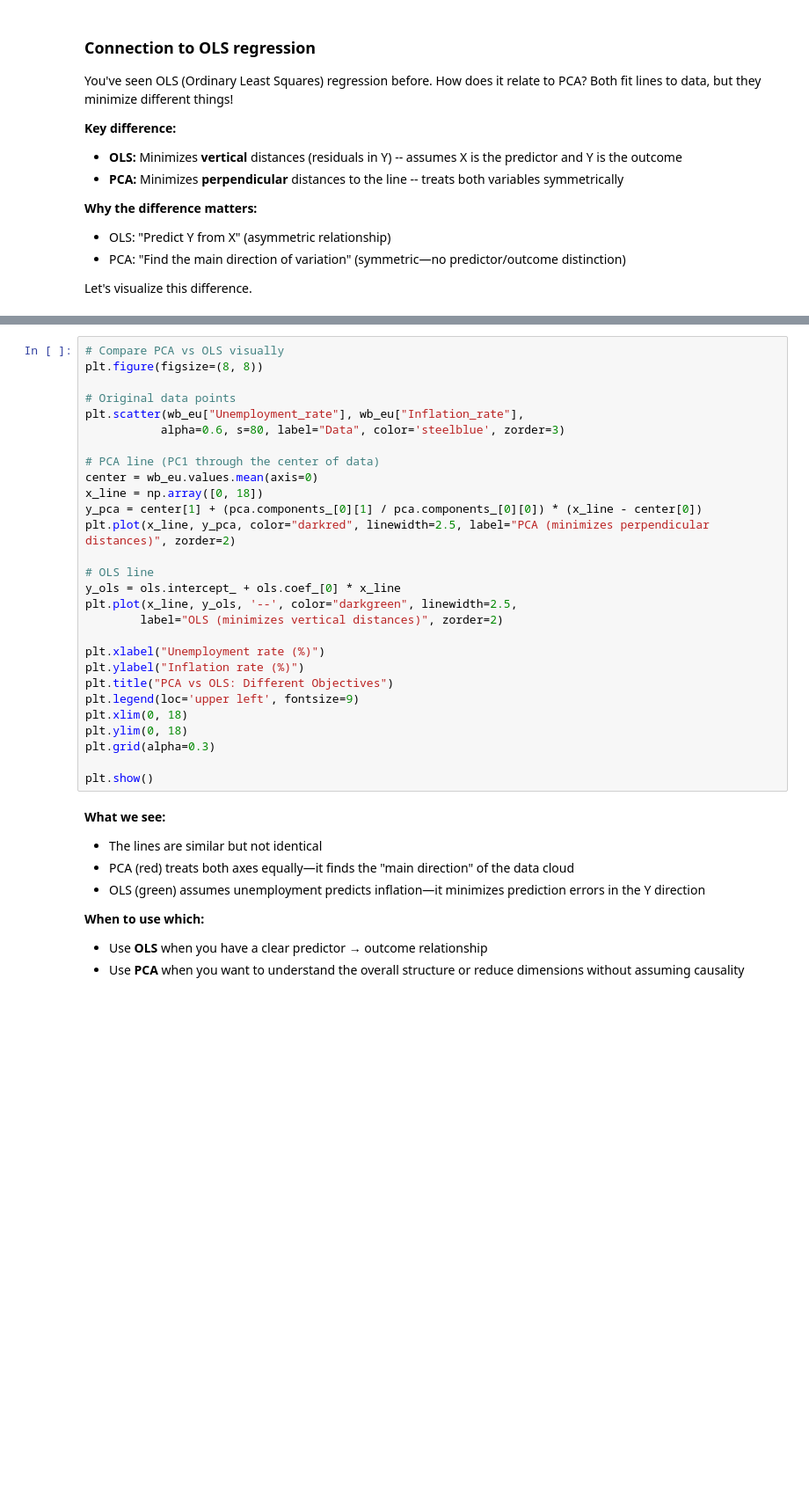
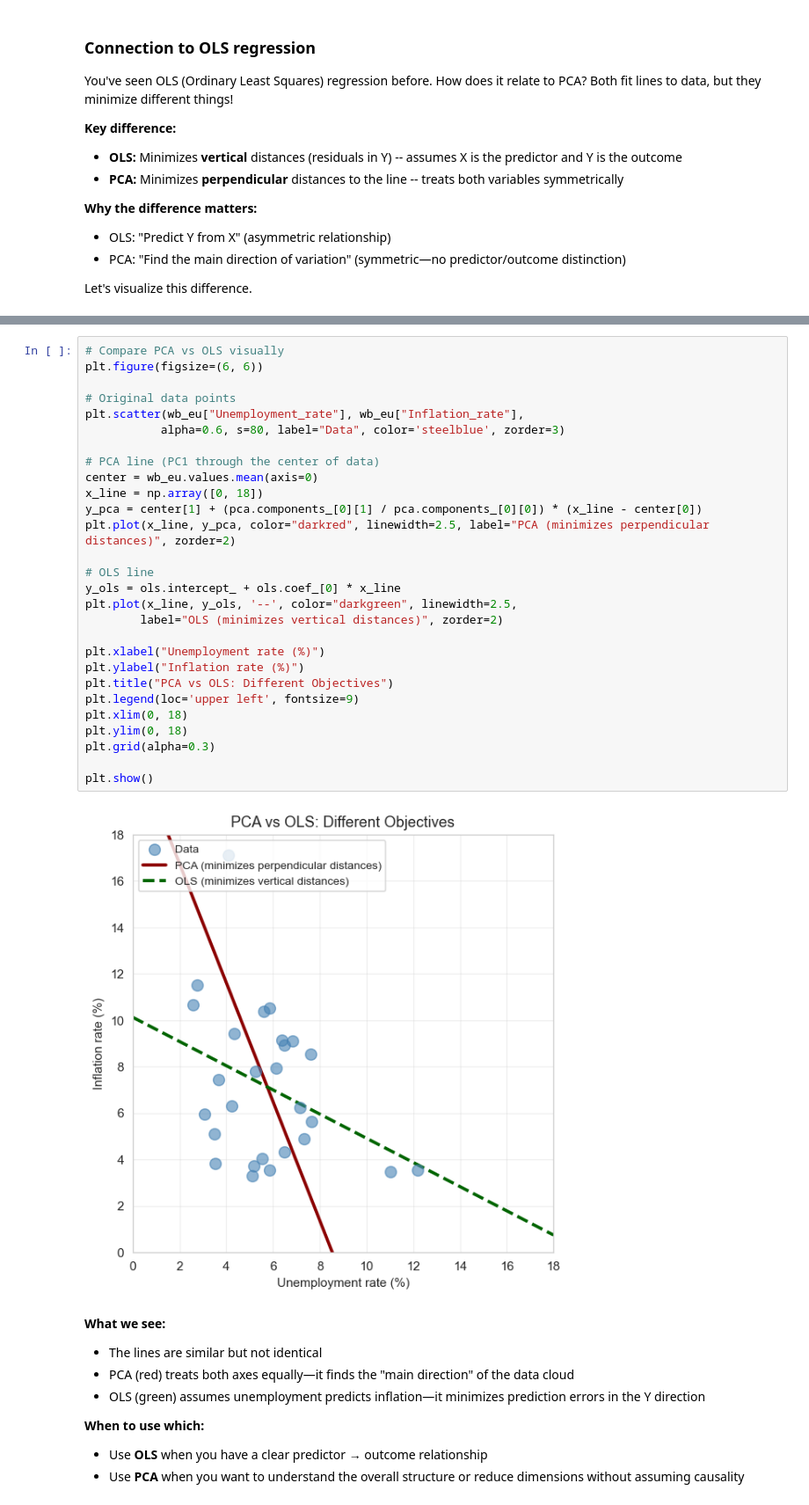
Before and after one commit to balintdecsi/ceu-ml, a Jupyter notebook: notebooks/class2_pca.ipynb, the cells around one changed output, grey strips where cells are left out. Shown at 88% size. Drawn from its saved outputs; the diff is of its cells as text; blank space fills up the shorter version.

```diff
--- a/notebooks/class2_pca.ipynb
+++ b/notebooks/class2_pca.ipynb
@@ -518,31 +576,33 @@ print(f'OLS: Inflation = {ols.intercept_:.2f} + {ols.coef_[0]:.2f} × Unemployme
 # %%
 # Compare PCA vs OLS visually
-plt.figure(figsize=(8, 8))
+plt.figure(figsize=(6, 6))
 
 # Original data points
 plt.scatter(wb_eu["Unemployment_rate"], wb_eu["Inflation_rate"],
            alpha=0.6, s=80, label="Data", color='steelblue', zorder=3)
 
 # PCA line (PC1 through the center of data)
 center = wb_eu.values.mean(axis=0)
 x_line = np.array([0, 18])
 y_pca = center[1] + (pca.components_[0][1] / pca.components_[0][0]) * (x_line - center[0])
 plt.plot(x_line, y_pca, color="darkred", linewidth=2.5, label="PCA (minimizes perpendicular distances)", zorder=2)
 
 # OLS line
 y_ols = ols.intercept_ + ols.coef_[0] * x_line
 plt.plot(x_line, y_ols, '--', color="darkgreen", linewidth=2.5,
         label="OLS (minimizes vertical distances)", zorder=2)
 
 plt.xlabel("Unemployment rate (%)")
 plt.ylabel("Inflation rate (%)")
 plt.title("PCA vs OLS: Different Objectives")
 plt.legend(loc='upper left', fontsize=9)
 plt.xlim(0, 18)
 plt.ylim(0, 18)
 plt.grid(alpha=0.3)
 
 plt.show()
+# %% [output]
+[figure, added]
 # %% [markdown]
 **What we see:**
 - The lines are similar but not identical
```
Also changed, not shown: parts of 26 cells of this notebook, 1 other file.
